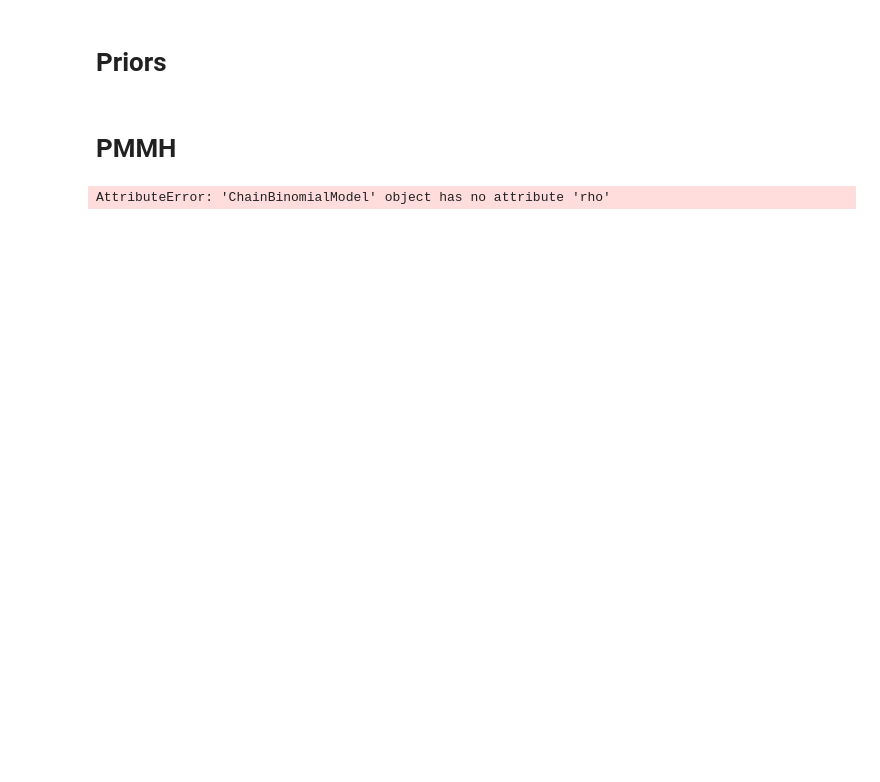
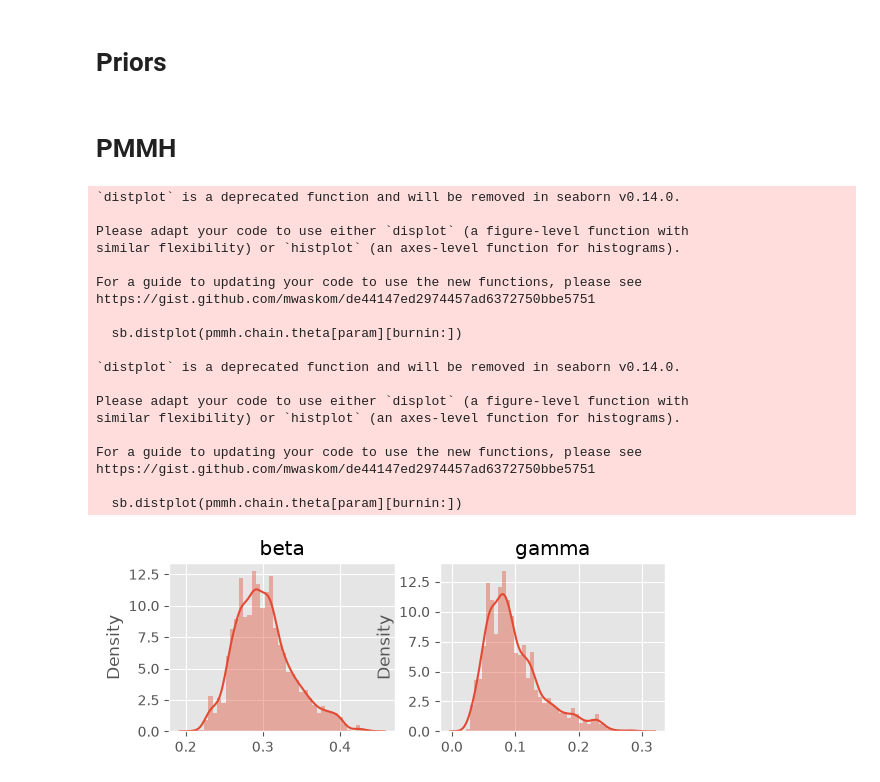
Before and after one commit to 19386928-oss/SIR_Model, a Jupyter notebook: src/particles/simulate_PMCMC.ipynb, the cells around one changed output. Cells and saved outputs as stored; diff of their text form; code cells hidden in the pictures; blank space fills up the shorter version.

Commit message:
PMMH

```diff
--- a/src/particles/simulate_PMCMC.ipynb
+++ b/src/particles/simulate_PMCMC.ipynb
@@ -118,14 +117,40 @@ t=99: resample:False, ESS (end of iter)=2705.48
 # %% [markdown]
 # Priors
 # %%
-prior_dict = {'beta': dists.Uniform(a=0.1, b=0.4),
-              'gamma': dists.Uniform(a= 0.05, b= 0.15)}  # Uniform distribution because the prior is uninformative
+prior_dict = {'beta': dists.Uniform(a=0, b=0.5),
+              'gamma': dists.Uniform(a= 0, b= 0.5)}  # Uniform distribution because the prior is uninformative
 
 my_prior = ScalarStructDist(prior_dict)      # need this because 'dict' object has no attribute 'dtype' but StructDist does
 # %% [markdown]
 # PMMH
 # %%
-pmmh = mcmc.PMMH(ssm_cls= ChainBinomialModel, prior = my_prior, data=y, Nx=5000, niter=1000, adaptive=True)
+pmmh = mcmc.PMMH(ssm_cls= ChainBinomialModel, prior = my_prior, data=y, Nx=10000, niter=5000, adaptive=True)
 pmmh.run()
-# %% [output]
-AttributeError: 'ChainBinomialModel' object has no attribute 'rho'
+# %%
+# plot the marginals
+burnin = 100
+for i, param in enumerate(prior_dict.keys()):
+    plt.subplot(2, 2, i+1)
+    sb.distplot(pmmh.chain.theta[param][burnin:])
+    plt.title(param)
+# %% [output]
+`distplot` is a deprecated function and will be removed in seaborn v0.14.0.
+
+Please adapt your code to use either `displot` (a figure-level function with
+similar flexibility) or `histplot` (an axes-level function for histograms).
+
+For a guide to updating your code to use the new functions, please see
+https://gist.github.com/mwaskom/de44147ed2974457ad6372750bbe5751
+
+  sb.distplot(pmmh.chain.theta[param][burnin:])
+
+`distplot` is a deprecated function and will be removed in seaborn v0.14.0.
+
+Please adapt your code to use either `displot` (a figure-level function with
+similar flexibility) or `histplot` (an axes-level function for histograms).
+
+For a guide to updating your code to use the new functions, please see
+https://gist.github.com/mwaskom/de44147ed2974457ad6372750bbe5751
+
+  sb.distplot(pmmh.chain.theta[param][burnin:])
+[figure, added]
```
Also changed, not shown: parts of 8 cells of this notebook.
